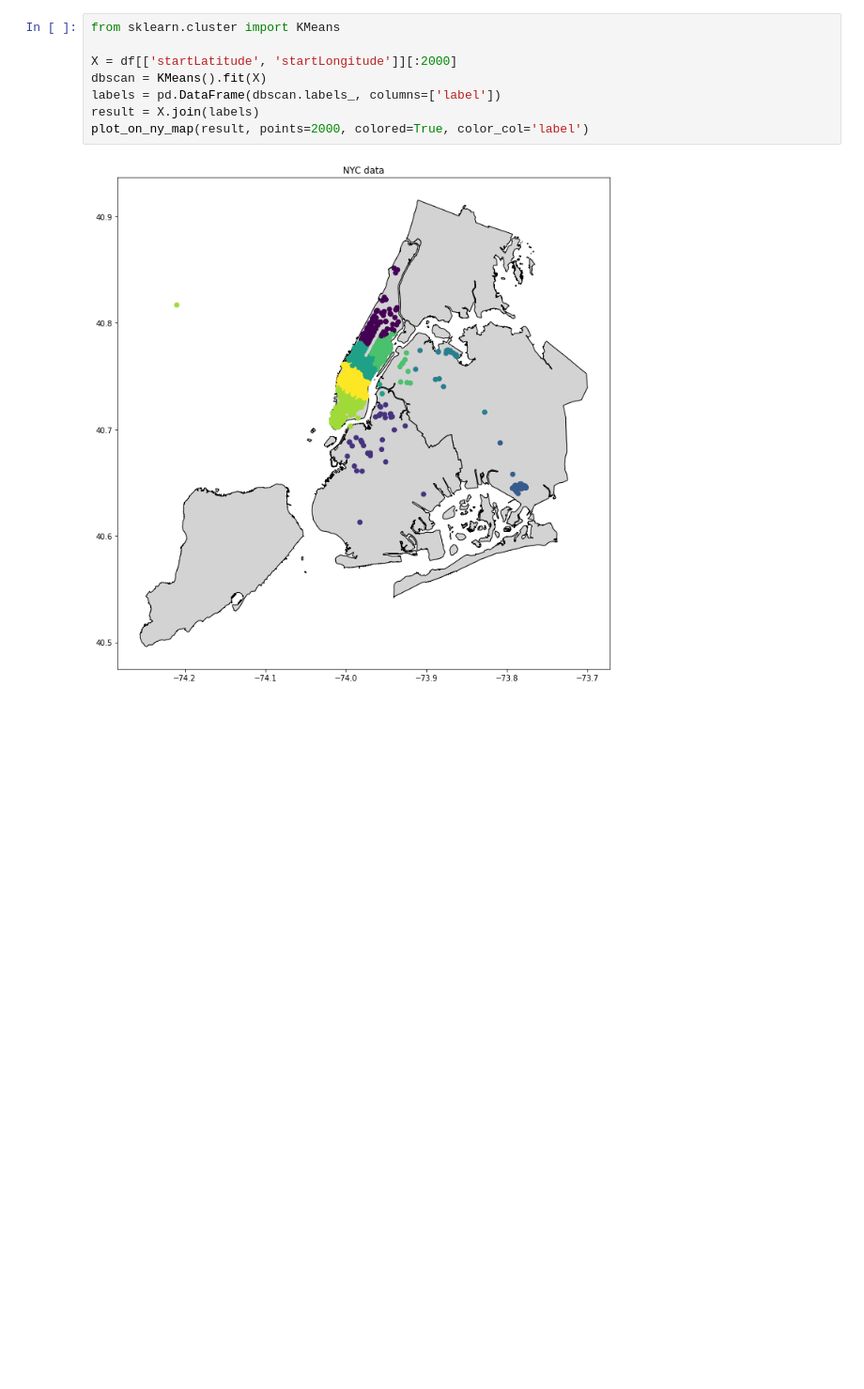
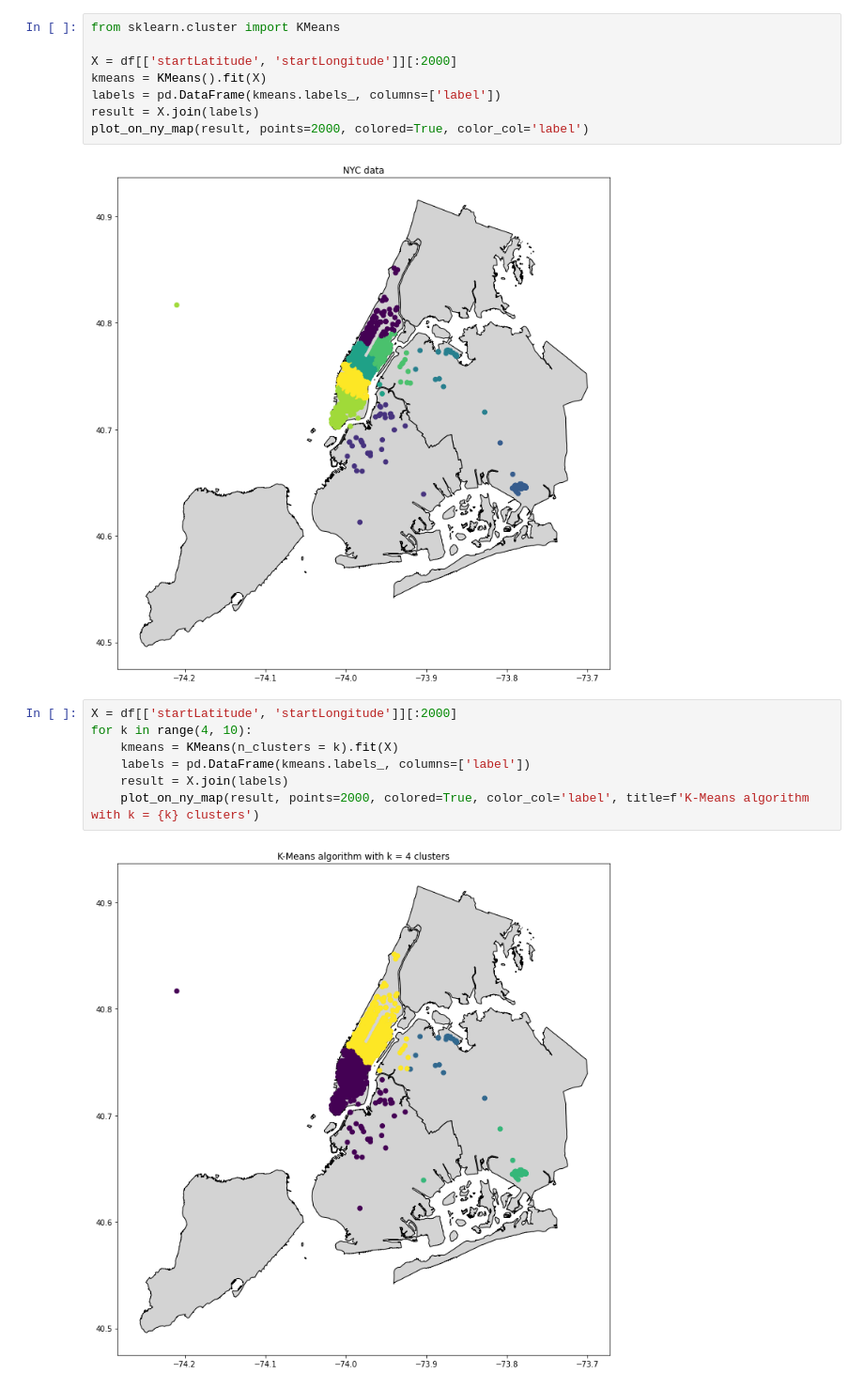
Before and after one commit to David-27/das-taxi, a Jupyter notebook: Clustering algorithms.ipynb, the cells around one changed output. Shown at 94% size. Cells and saved outputs as stored; diff of their text form; blank space fills up the shorter version.

Commit message:
Applied OPTICS and KMeans as well 2.0

```diff
--- a/Clustering algorithms.ipynb
+++ b/Clustering algorithms.ipynb
@@ -142,9 +142,18 @@ The sci-kit learn implementation defaults to $k = 8$ clusters.
 from sklearn.cluster import KMeans
 
 X = df[['startLatitude', 'startLongitude']][:2000]
-dbscan = KMeans().fit(X)
-labels = pd.DataFrame(dbscan.labels_, columns=['label'])
+kmeans = KMeans().fit(X)
+labels = pd.DataFrame(kmeans.labels_, columns=['label'])
 result = X.join(labels)
 plot_on_ny_map(result, points=2000, colored=True, color_col='label')
 # %% [output]
 [figure]
+# %%
+X = df[['startLatitude', 'startLongitude']][:2000]
+for k in range(4, 10):
+    kmeans = KMeans(n_clusters = k).fit(X)
+    labels = pd.DataFrame(kmeans.labels_, columns=['label'])
+    result = X.join(labels)
+    plot_on_ny_map(result, points=2000, colored=True, color_col='label', title=f'K-Means algorithm with k = {k} clusters')
+# %% [output]
+[figure, added]
```
Also changed, not shown: parts of 2 cells of this notebook.
